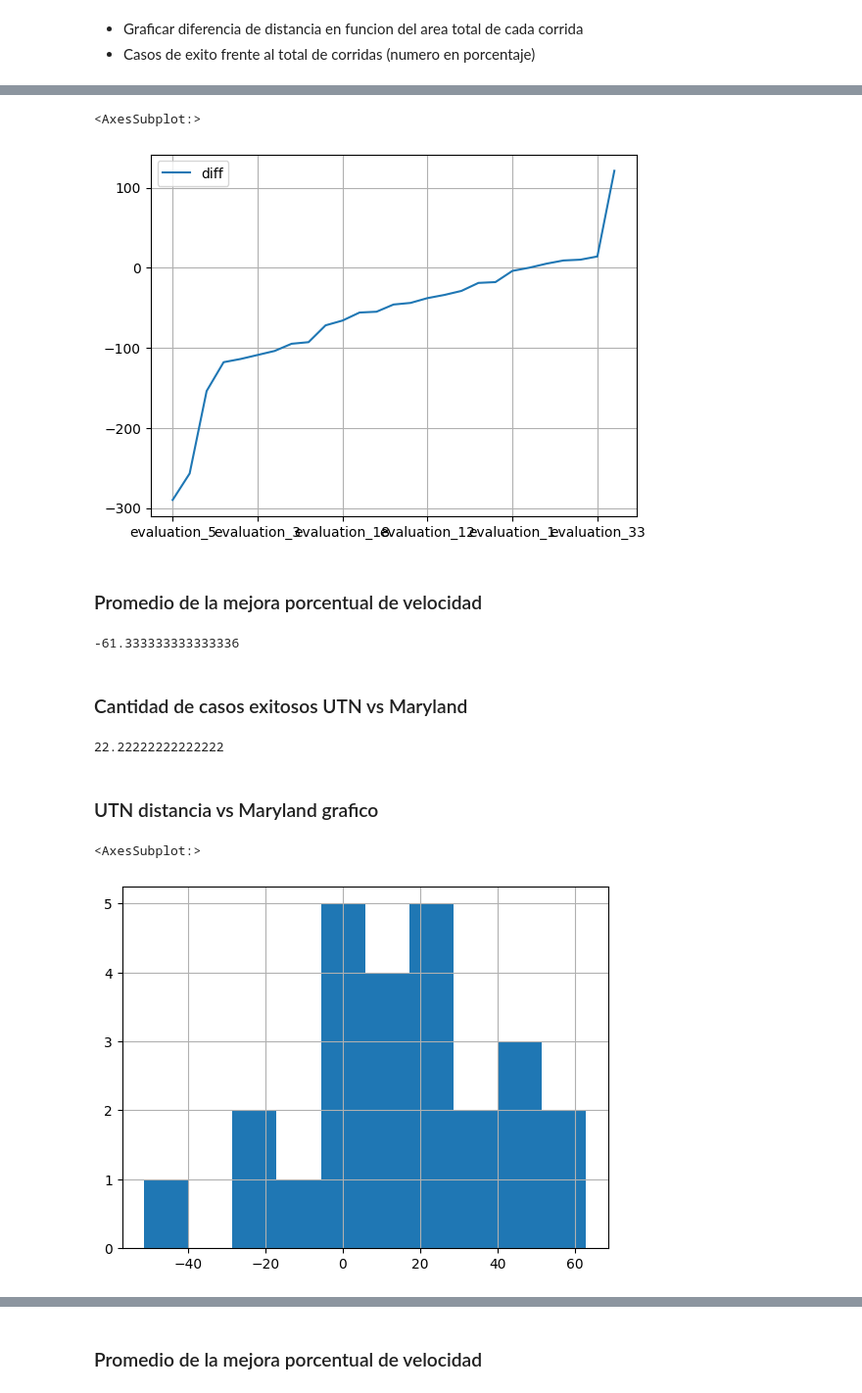
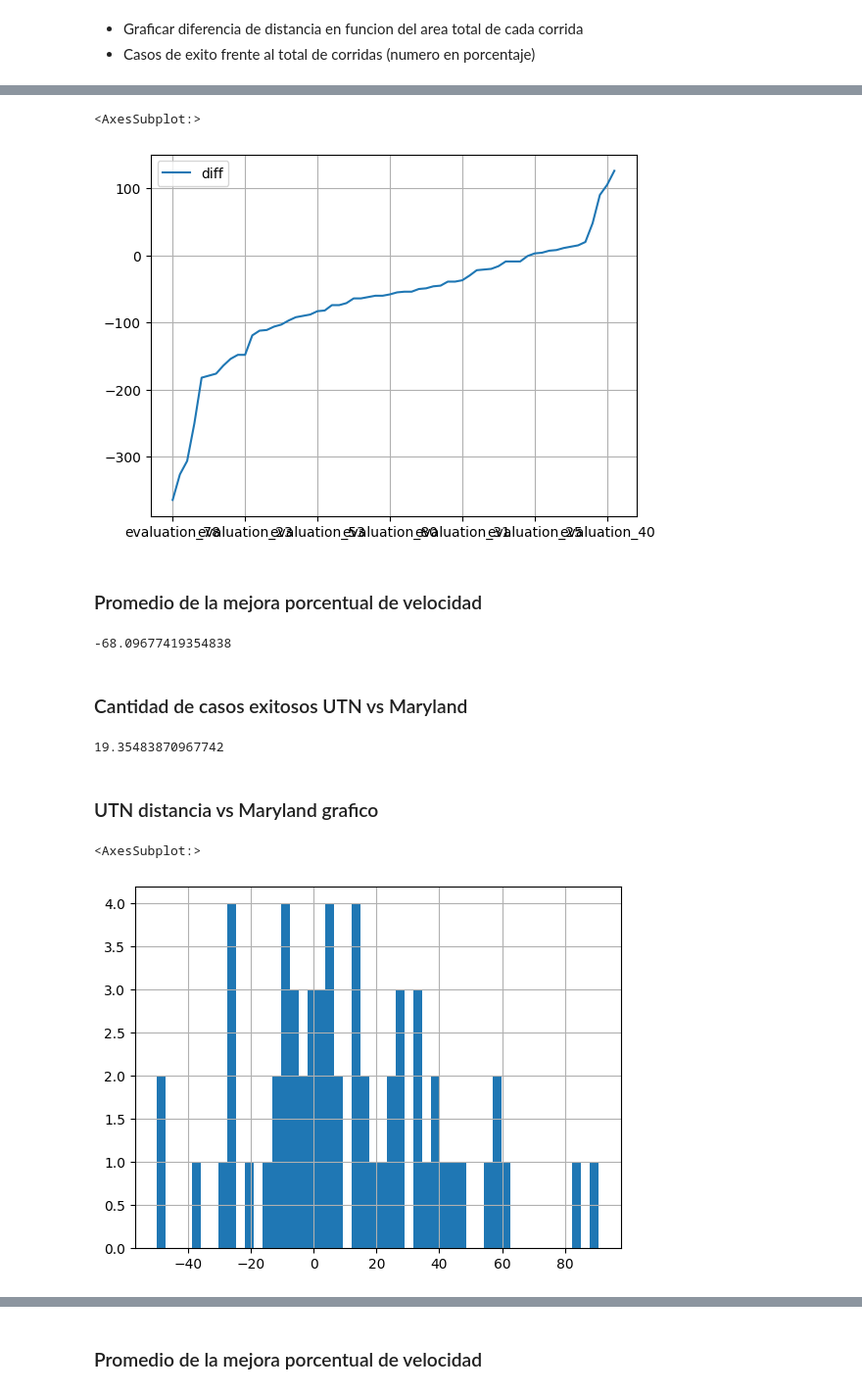
Before and after one commit to ekumenlabs/Frontier-Exploration-with-a-prior, a Jupyter notebook: Notebooks/KPI.ipynb, the cells around one changed output, grey strips where cells are left out. Shown at 98% size. Cells and saved outputs as stored; diff of their text form; code cells hidden in the pictures.

```diff
--- a/Notebooks/KPI.ipynb
+++ b/Notebooks/KPI.ipynb
@@ -68,6 +84,9 @@ class BagpyDataHandler:
             "dist_explored_20%": explored_per_distance.loc[explored_per_distance["m_2_explored"]<(20*free_area/100)].iloc[-1]["cum_distance"],
             "dist_explored_50%": explored_per_distance.loc[explored_per_distance["m_2_explored"]<(50*free_area/100)].iloc[-1]["cum_distance"],
             "dist_explored_80%": explored_per_distance.loc[explored_per_distance["m_2_explored"]<(80*free_area/100)].iloc[-1]["cum_distance"],
+            "dist_explored_85%": explored_per_distance.loc[explored_per_distance["m_2_explored"]<(85*free_area/100)].iloc[-1]["cum_distance"],
+            "dist_explored_90%": explored_per_distance.loc[explored_per_distance["m_2_explored"]<(90*free_area/100)].iloc[-1]["cum_distance"],
+            "dist_explored_95%": explored_per_distance.loc[explored_per_distance["m_2_explored"]<(95*free_area/100)].iloc[-1]["cum_distance"],
             "dist_total": explored_per_distance.iloc[-1]["cum_distance"],
         }
         return exploration
@@ -187,7 +206,7 @@ class BagpyDataHandler:
         report["UTN_DIST"]["trajectory"].buffer(0.2).plot()
         report["MARYLAND"]["trajectory"].buffer(0.2).plot()
 # %%
-BASE_DIR = "/home/agusmazzeo/Documents/UTN/Proyecto/outputs_2"
+BASE_DIR = "/home/agusmazzeo/Documents/UTN/Proyecto/outputs_3"
 # %%
 bdh = BagpyDataHandler(worlds_df, BASE_DIR)
 # %% [output]
@@ -280,19 +282,21 @@ dist_diff_v1_df['diff'].plot.density(grid=True)
 dist_diff_v1_df.sort_values('diff').plot(y='diff', grid=True)
 # %% [output]
 <AxesSubplot:>
-[figure, old version]
+[figure, new version]
 # %% [markdown]
 ### Promedio de la mejora porcentual de velocidad
 # %%
 dist_diff_v1_df['diff'].mean()
 # %% [output]
--61.333333333333336
+-68.09677419354838
 # %% [markdown]
 ### Cantidad de casos exitosos UTN vs Maryland
 # %%
 100*dist_diff_v1_df.loc[dist_diff_v1_df['diff']>=0].shape[0]/dist_diff_v1_df.shape[0]
 # %% [output]
-22.22222222222222
+19.35483870967742
+# %%
+data_check.drop('evaluation_97', inplace=True)
 # %%
 dist_diff_v2 = {}
 for evaluation in data_check.index:
@@ -306,10 +310,10 @@ dist_diff_v2_df = pd.DataFrame(dist_diff_v2).T.sort_values('total_area')
 # %% [markdown]
 ### UTN distancia vs Maryland grafico
 # %%
-dist_diff_v2_df['diff'].hist()
+dist_diff_v2_df['diff'].hist(bins=50)
 # %% [output]
 <AxesSubplot:>
-[figure, old version]
+[figure, new version]
 # %%
 dist_diff_v2_df['diff'].plot.density(grid=True)
 # %% [output]
```
Also changed, not shown: parts of 22 cells of this notebook, 8 other files.
